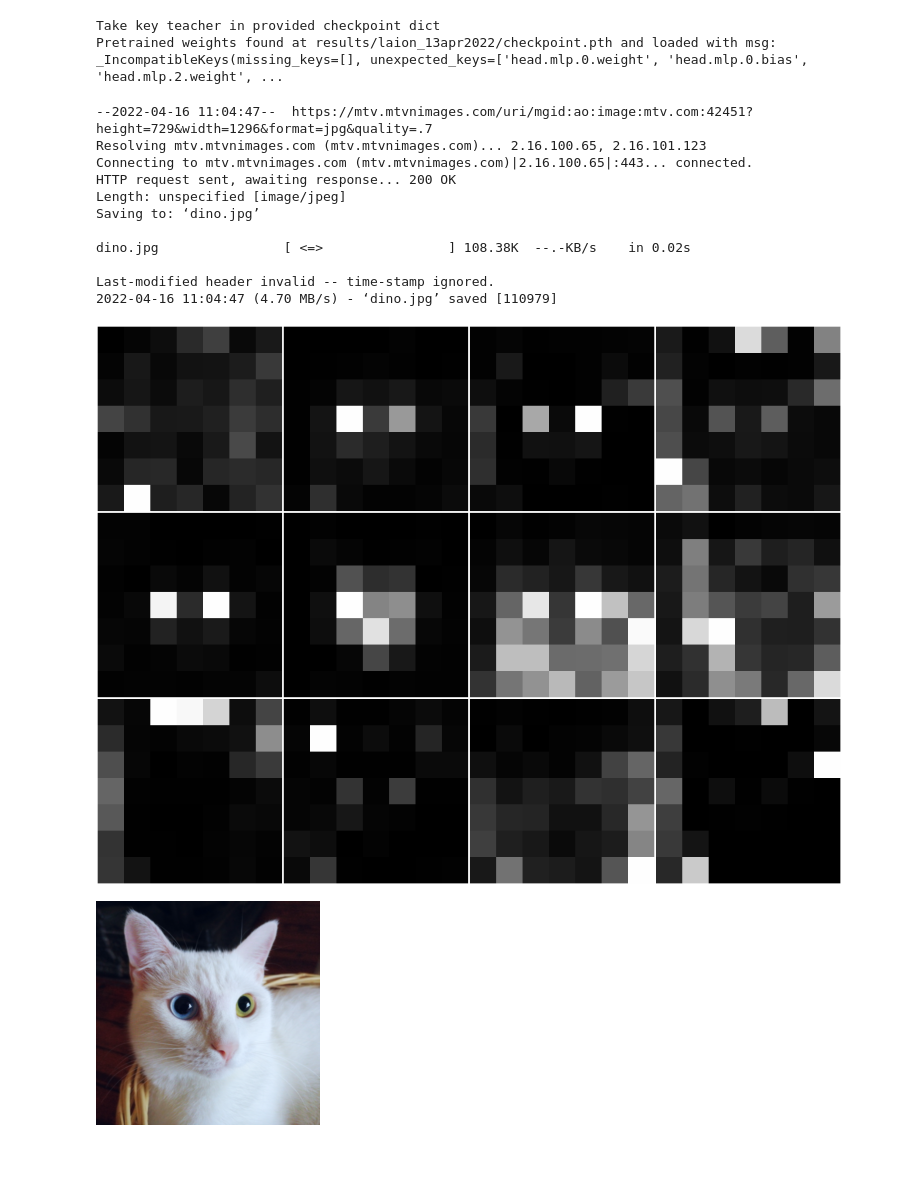
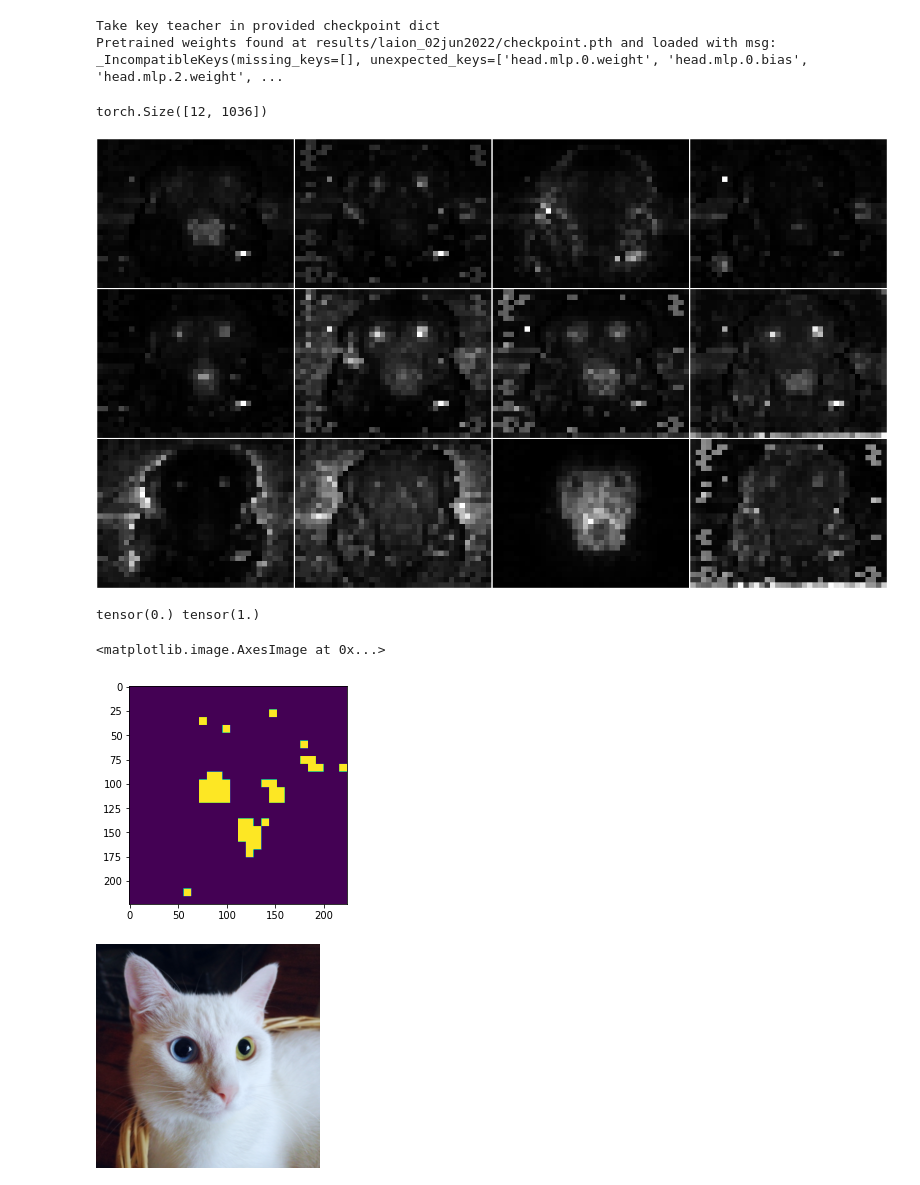
Before and after one commit to mehdidc/dino, a Jupyter notebook: viz.ipynb, the cells around one changed output. Drawn from its saved outputs; the diff is of its cells as text; code cells hidden in the pictures; blank space fills up the shorter version.

```diff
--- a/viz.ipynb
+++ b/viz.ipynb
@@ -6,35 +6,26 @@ def to_pil(x):
 # %%
 device = torch.device("cuda") if torch.cuda.is_available() else torch.device("cpu")
 arch = 'vit_base'
-patch_size = 32
+patch_size = 8
 model = vits.__dict__[arch](patch_size=patch_size, num_classes=0)
 model.eval()
 model.to(device)
 #pretrained_weights = 'results/official_vitb8/dino_vitbase8_pretrain.pth'
 #pretrained_weights = 'results/imagenet21k_19feb2022/checkpoint.pth'
-pretrained_weights = 'results/laion_13apr2022/checkpoint.pth'
+#pretrained_weights = 'results/laion_13apr2022/checkpoint.pth'
+pretrained_weights = 'results/laion_02jun2022/checkpoint.pth'
 utils.load_pretrained_weights(model, pretrained_weights, 'teacher', arch, patch_size)
 #state_dict = torch.load(pretrained_weights, map_location="cpu")['
 #model.load_state_dict(state_dict, strict=True)
 # %% [output]
 Take key teacher in provided checkpoint dict
-Pretrained weights found at results/laion_13apr2022/checkpoint.pth and loaded with msg: _IncompatibleKeys(missing_keys=[], unexpected_keys=['head.mlp.0.weight', 'head.mlp.0.bias', 'head.mlp.2.weight', ...
+Pretrained weights found at results/laion_02jun2022/checkpoint.pth and loaded with msg: _IncompatibleKeys(missing_keys=[], unexpected_keys=['head.mlp.0.weight', 'head.mlp.0.bias', 'head.mlp.2.weight', ...
 # %%
-!wget "https://mtv.mtvnimages.com/uri/mgid:ao:image:mtv.com:42451?height=729&width=1296&format=jpg&quality=.7" --output-document=dino.jpg
+if not os.path.exists("dino.jpg"):
+    !wget "https://mtv.mtvnimages.com/uri/mgid:ao:image:mtv.com:42451?height=729&width=1296&format=jpg&quality=.7" --output-document=dino.jpg
-# %% [output]
---2022-04-16 11:04:47--  https://mtv.mtvnimages.com/uri/mgid:ao:image:mtv.com:42451?height=729&width=1296&format=jpg&quality=.7
-Resolving mtv.mtvnimages.com (mtv.mtvnimages.com)... 2.16.100.65, 2.16.101.123
-Connecting to mtv.mtvnimages.com (mtv.mtvnimages.com)|2.16.100.65|:443... connected.
-HTTP request sent, awaiting response... 200 OK
-Length: unspecified [image/jpeg]
-Saving to: ‘dino.jpg’
-
-dino.jpg                [ <=>                ] 108.38K  --.-KB/s    in 0.02s
-
-Last-modified header invalid -- time-stamp ignored.
-2022-04-16 11:04:47 (4.70 MB/s) - ‘dino.jpg’ saved [110979]
 # %%
-img = Image.open("cat.png")
+
+img = Image.open("n02099601_8429.jpg")
 img = img.convert('RGB')
 image_size = 224
 transform = pth_transforms.Compose([
@@ -52,27 +43,37 @@ h_featmap = img.shape[-1] // patch_size
 attentions = model.get_last_selfattention(img.to(device))
 nh = attentions.shape[1] # number of head
 attentions = attentions[0, :, 0, 1:].reshape(nh, -1)
+print(attentions.shape)
+# %% [output]
+torch.Size([12, 1036])
+# %%
+at = attentions.reshape(nh, w_featmap, h_featmap)
+at = nn.functional.interpolate(at.unsqueeze(0), scale_factor=patch_size, mode="nearest")[0].data.cpu()
+at_img = at.reshape((at.shape[0], 1, at.shape[1], at.shape[2]))
+grid = torchvision.utils.make_grid(at_img, normalize=True, scale_each=True, nrow=4, pad_value=1)
+to_pil(grid)
+# %% [output]
+[figure, added]
 # %%
-threshold = None
-if threshold is not None:
-    # we keep only a certain percentage of the mass
-    val, idx = torch.sort(attentions)
-    val /= torch.sum(val, dim=1, keepdim=True)
-    cumval = torch.cumsum(val, dim=1)
-    th_attn = cumval > (1 - args.threshold)
-    idx2 = torch.argsort(idx)
-    for head in range(nh):
-        th_attn[head] = th_attn[head][idx2[head]]
-    th_attn = th_attn.reshape(nh, w_featmap, h_featmap).float()
-    # interpolate
-    th_attn = nn.functional.interpolate(th_attn.unsqueeze(0), scale_factor=patch_size, mode="nearest")[0].data.cpu()
-at = attentions.reshape(nh, w_featmap, h_featmap)
-at = nn.functional.interpolate(at.unsqueeze(0), scale_factor=patch_size, mode="nearest")[0].data.cpu()
-at_img = at.reshape((at.shape[0], 1, at.shape[1], at.shape[2]))
-grid = torchvision.utils.make_grid(at_img, normalize=True, scale_each=True, nrow=4, pad_value=1)
-to_pil(grid)
+threshold = 0.3
+# we keep only a certain percentage of the mass
+val, idx = torch.sort(attentions)
+val /= torch.sum(val, dim=1, keepdim=True)
+cumval = torch.cumsum(val, dim=1)
+th_attn = cumval > (1 - threshold)
+idx2 = torch.argsort(idx)
+for head in range(nh):
+    th_attn[head] = th_attn[head][idx2[head]]
+th_attn = th_attn.reshape(nh, w_featmap, h_featmap).float()
+# interpolate
+th_attn = nn.functional.interpolate(th_attn.unsqueeze(0), scale_factor=patch_size, mode="nearest")[0].data.cpu()
+idx = 4
+print(th_attn.min(), th_attn.max())
+plt.imshow(th_attn[idx])
 # %% [output]
+tensor(0.) tensor(1.)
+<matplotlib.image.AxesImage at 0x...>
-[figure, old version]
+[figure, new version]
 # %%
 im = torchvision.utils.make_grid(img, normalize=True, scale_each=True)
 to_pil(im)
```
Also changed, not shown: 15 other files.
